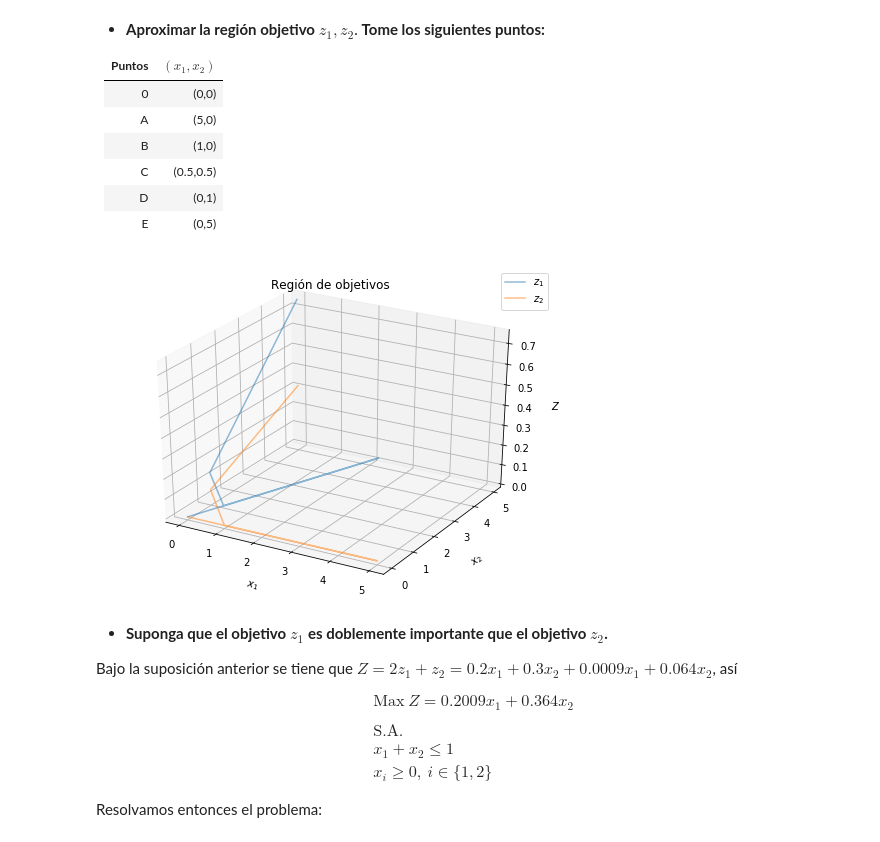
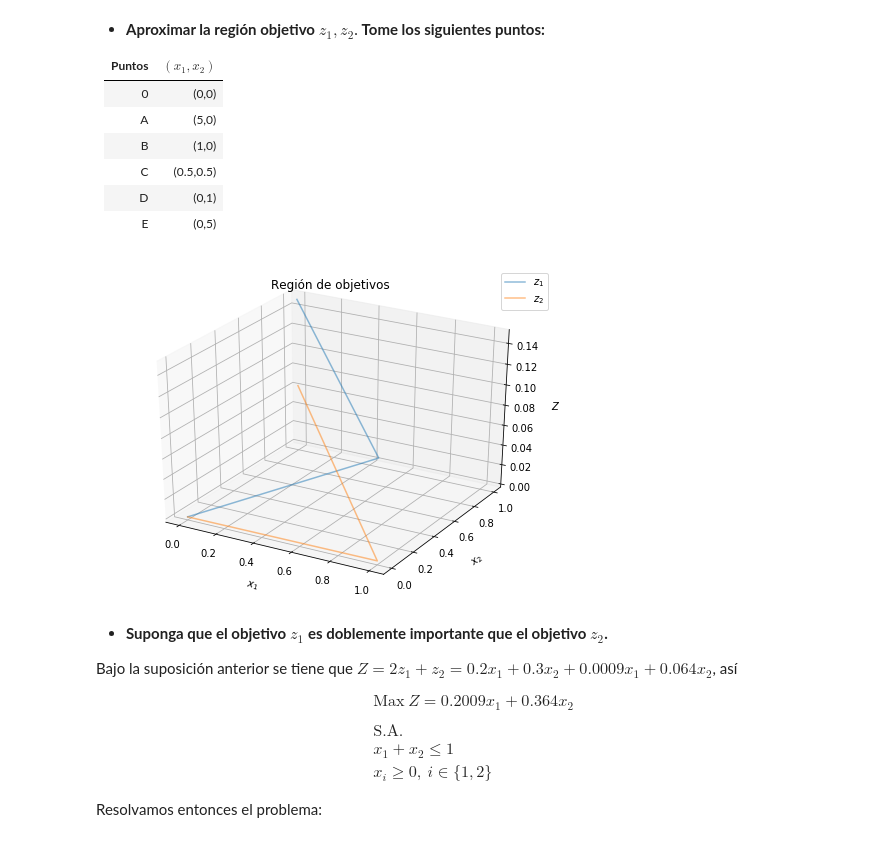
Before and after one commit to j-luisrd/Programaci-n, a Jupyter notebook: PM/Taller.ipynb, the cells around one changed output. Drawn from its saved outputs; the diff is of its cells as text; code cells hidden in the pictures.

```diff
--- a/PM/Taller.ipynb
+++ b/PM/Taller.ipynb
@@ -82,17 +84,3 @@ g('Z','$x_2$','$f_2$','$f_1$','blue','red','Plano $x_2Z \ (x_1=0)$',0,0,0,0,0,0)
 # %% [output]
 [figure]
 [figure]
-# %%
-def f_1(x):
-    return 1-np.exp(-(x[0]-1)**2-(x[1]+1)**2)
-def f_2(x):
-    return 1-np.exp(-(x[0]+1)**2-(x[1]-1)**2)
-vec=[]
-for i in np.arange(-2,3):
-    for j in np.arange(-2,3):
-        vec.append([i,j])
-F_1=[]
-F_2=[]
-for i in range(len(vec)):
-    F_1.append(f_1(vec[i]))
-    F_2.append(f_2(vec[i]))
@@ -99,4 +93,18 @@ for i in range(len(vec)):
 # %%
+def f_1(x):
+    return 1-np.exp(-(x[0]-1)**2-(x[1]+1)**2)
+def f_2(x):
+    return 1-np.exp(-(x[0]+1)**2-(x[1]-1)**2)
+vec=[]
+for i in np.linspace(x[np.argmin(F_2)],x[np.argmin(F_1)],10):
+    for j in np.linspace(x[np.argmin(F_2)],x[np.argmin(F_1)],10):
+        vec.append([i,j])
+F_1=[]
+F_2=[]
+for i in range(len(vec)):
+    F_1.append(f_1(vec[i]))
+    F_2.append(f_2(vec[i]))
+
 def Dom(vec,F_1,F_2):
     Dominada=[]
     No_Dominada=[]
@@ -297,12 +314,12 @@ plot(0.1,0.15,0.0009,0.064,1,1,0,0,0,0)
 |      D     |    (0,1)    |
 |      E     |    (0,5)    |
 # %%
-puntos=np.array([[0,0],[5,0],[1,0],[0.5,0.5],[0,1],[0,5]])
-puntos_x=[0,5,1,0.5,0,0]
-puntos_y=[0,0,0,0.5,1,5]
+puntos=np.array([[0,0],[1,0],[0.5,0.5],[0,1]])
+puntos_x=[0,1,0.5,0]
+puntos_y=[0,0,0.5,1]
 plot(0.1,0.15,0.0009,0.064,1,1,1,puntos,puntos_x,puntos_y)
 # %% [output]
-[figure, old version]
+[figure, new version]
 # %% [markdown]
 * **Suponga que el objetivo** $z_1$ **es doblemente importante que el objetivo $z_2$.**
 
```
Also changed, not shown: parts of 8 cells of this notebook.
